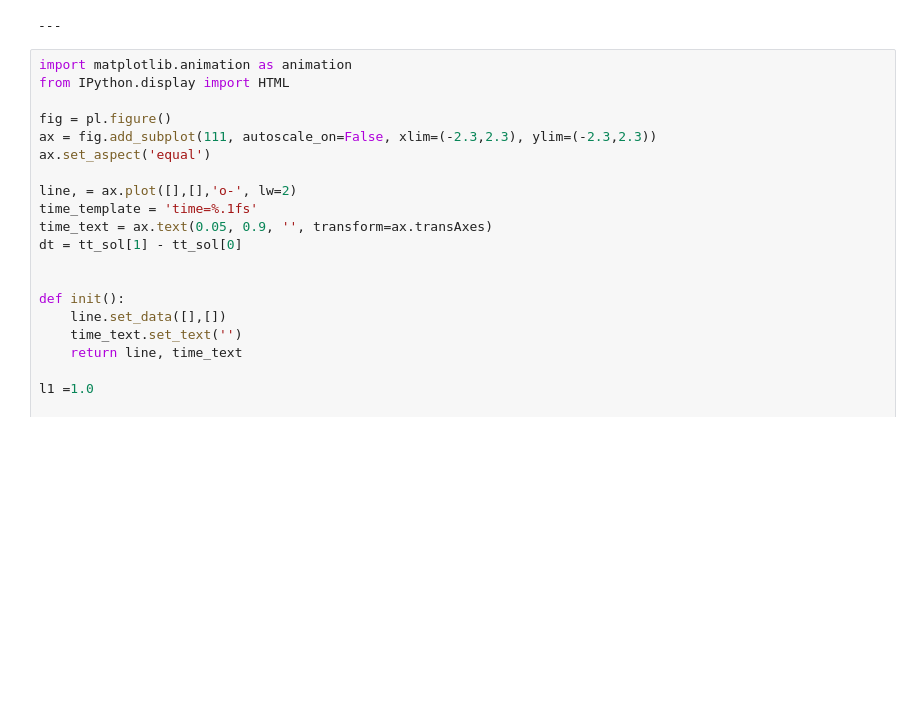
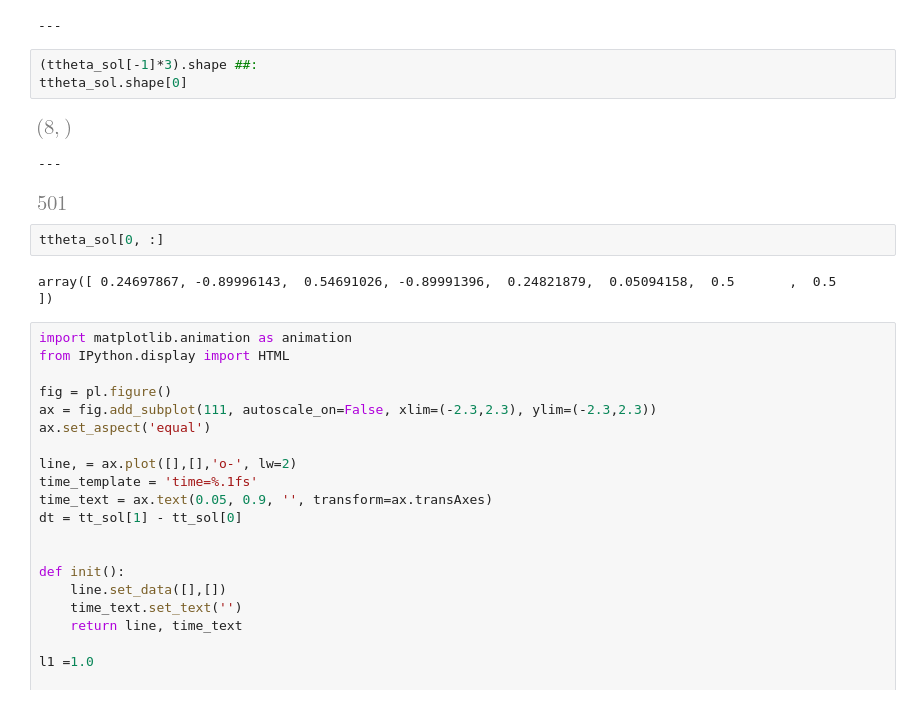
Before and after one commit to wredsen/SA-Wrede, a Jupyter notebook: lift_actuated_double_crane_notebooks/DAE_double_crane_cartesian.ipynb, the cells around one changed output. Drawn from its saved outputs; the diff is of its cells as text; blank space fills up the shorter version.

```diff
--- a/lift_actuated_double_crane_notebooks/DAE_double_crane_cartesian.ipynb
+++ b/lift_actuated_double_crane_notebooks/DAE_double_crane_cartesian.ipynb
@@ -422,6 +423,17 @@ joint_pos_func = st.expr_to_func(mod.tt, joint_pos_expr, keep_shape=True)
 # %% [output]
 [figure]
 ---
+# %%
+(ttheta_sol[-1]*3).shape ##:
+ttheta_sol.shape[0]
+# %% [output]
+[figure, added]
+---
+[figure, added]
+# %%
+ttheta_sol[0, :]
+# %% [output]
+array([ 0.24697867, -0.89996143,  0.54691026, -0.89991396,  0.24821879,  0.05094158,  0.5       ,  0.5       ])
 # %%
 import matplotlib.animation as animation
 from IPython.display import HTML
```
Also changed, not shown: parts of 3 cells of this notebook, 8 other files.
